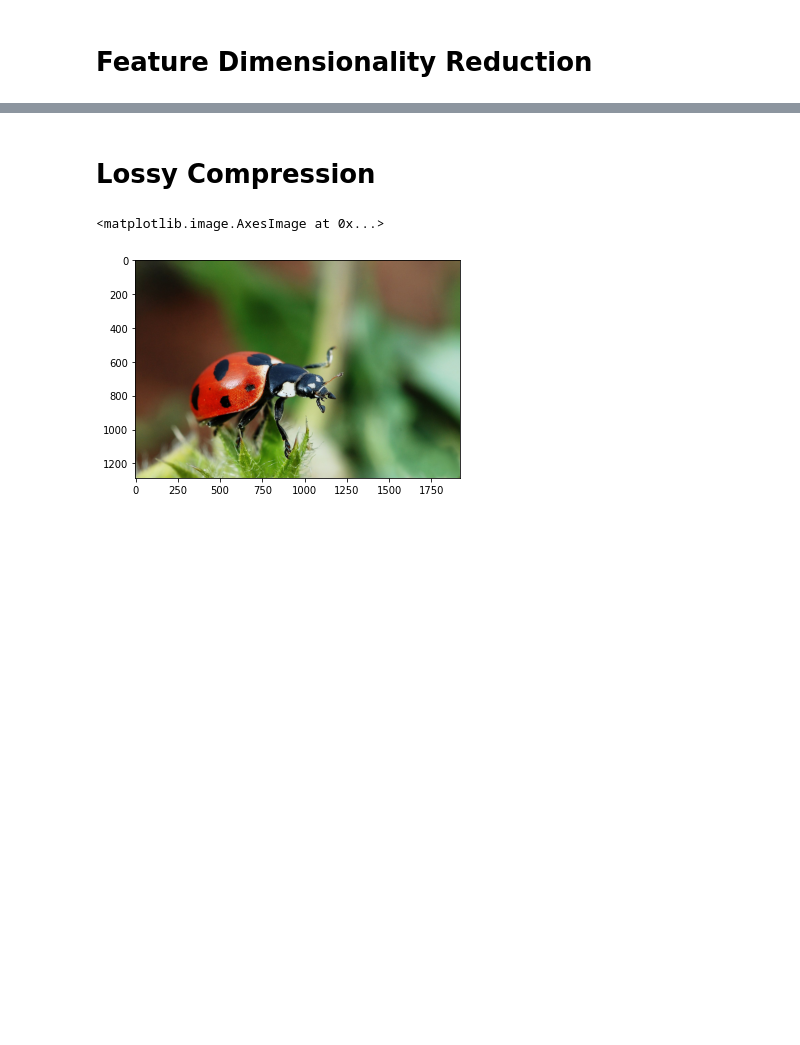
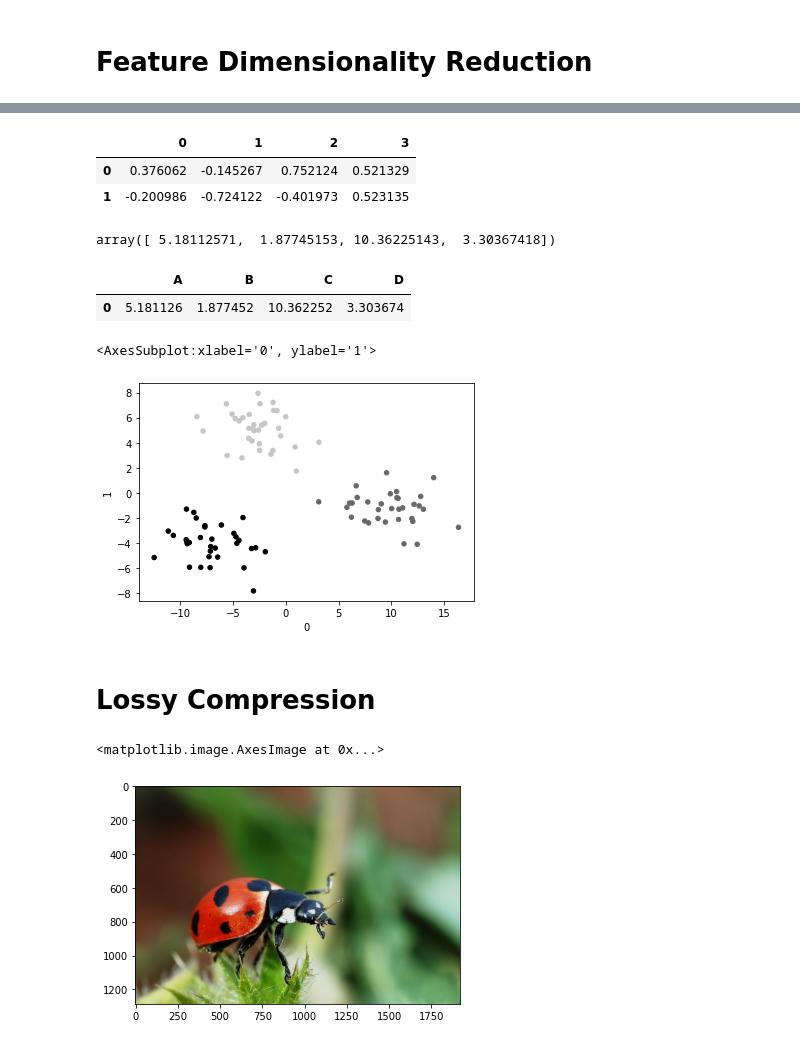
Before and after one commit to cs320-wisc/s22, a Jupyter notebook: lec/38 Decomposition/lec1.ipynb, the cells around one changed output, grey strips where cells are left out. Drawn from its saved outputs; the diff is of its cells as text; code cells hidden in the pictures; blank space fills up the shorter version.

```diff
--- a/lec/38 Decomposition/lec1.ipynb
+++ b/lec/38 Decomposition/lec1.ipynb
@@ -58,3 +178,33 @@ df.head()l
+# %%
+pd.DataFrame(C)
+# %% [output]
+|  | 0 | 1 | 2 | 3 |
+| 0 | 0.376062 | -0.145267 | 0.752124 | 0.521329 |
+| 1 | -0.200986 | -0.724122 | -0.401973 | 0.523135 |
+# %%
+-4.424802 * C[0] + -3.808312 * C[1] + m
+# %% [output]
+array([ 5.18112571,  1.87745153, 10.36225143,  3.30367418])
+# %%
+df.head(1)
+# %% [output]
+|  | A | B | C | D |
+| 0 | 5.181126 | 1.877452 | 10.362252 | 3.303674 |
+# %%
+pipe = Pipeline([
+    ("pca", PCA(2)),
+    ("km", KMeans(3)),
+])
+
+pipe.fit(df) # fit PCA, transform using PCA, fit KMeans using output from PCA
+
+groups = pipe.predict(df) # transform using PCA
+# %%
+#-1 is white
+pd.DataFrame(pipe["pca"].transform(df)).plot.scatter(x=0, y=1, c=groups, vmin=-1)
+# %% [output]
+<AxesSubplot:xlabel='0', ylabel='1'>
+[figure, added]
 # %% [markdown]
 # Lossy Compression
 # %%
```
Also changed, not shown: parts of 35 cells of this notebook.
